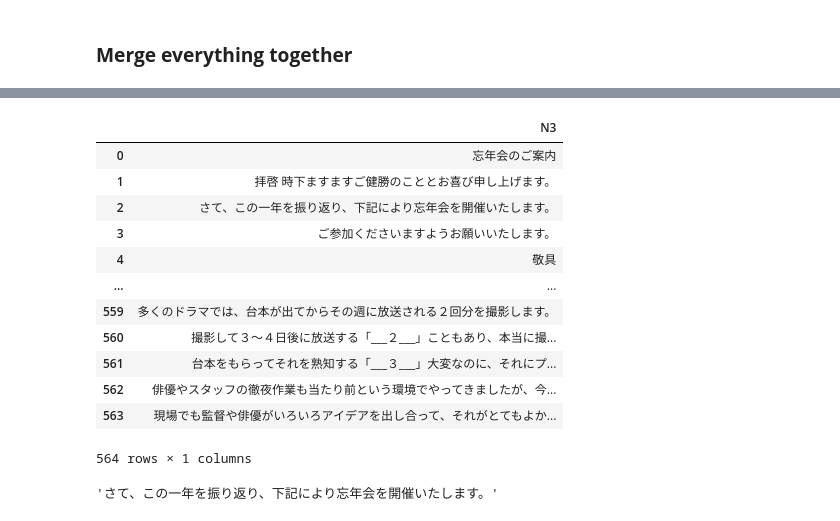
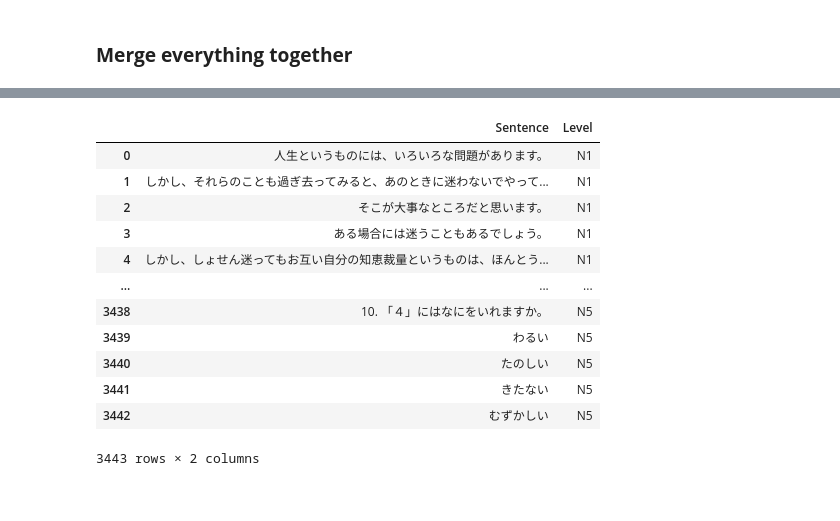
Before and after one commit to KaFaiFai/JLPT-Difficulty-Predictor, a Jupyter notebook: util/prepare_dataset.ipynb, the cells around one changed output, grey strips where cells are left out. Saved outputs shown, nothing was run; the diff lists cells and outputs as text; code cells hidden in the pictures.

Commit message:
+ scrape from home page, + to dataframe, + save data

```diff
--- a/util/prepare_dataset.ipynb
+++ b/util/prepare_dataset.ipynb
@@ -254,29 +265,3 @@ def exercise_data_to_dataframe(exercise_data):
     return df
 # %% [markdown]
 ### **Merge everything together**
-# %%
-request_time = 0
-extract_time = 0
-to_exercise_time = 0
-
-exercise_data = []
-for link in links_to_exercise:
-    start_time = timeit.default_timer()
-    soup = request_html(link)
-
-    ckpt1_time = timeit.default_timer()
-    sections = extract_reading_exercise(soup)
-
-    ckpt2_time = timeit.default_timer()
-    exercises = sections_to_exercises(sections)
-
-    end_time = timeit.default_timer()
-    exercise_data.append(exercises)
-
-    request_time += ckpt1_time - start_time
-    extract_time += end_time - ckpt1_time
-    to_exercise_time += end_time - ckpt2_time
-
-print(f"Time for request: {request_time:.2f}s")
-print(f"Time for extract: {extract_time:.2f}s")
-print(f"Time for to_exercise: {to_exercise_time:.2f}s")
@@ -308,0 +268,17 @@ exercise_data
+# %%
+home_html = request_html(WEBSITE)
+links_to_menu = extract_menu_urls(home_html)
+
+readings_data = {}
+for i, link in enumerate(links_to_menu):
+    menu_html = request_html(link)
+    links_to_test = extract_test_urls(menu_html)
+    level_data = []
+
+    for l in links_to_test:
+        test_html = request_html(l)
+        sections = extract_reading_exercise(test_html)
+        exercises = sections_to_exercises(sections)
+        level_data.append(exercises)
+
+    readings_data[f"N{i+1}"] = level_data
@@ -309,21 +305,17 @@ exercise_data
 # %%
-df = exercise_data_to_dataframe(exercise_data)
+df = reading_data_to_dataframe(readings_data)
 df
 # %% [output]
-|  | N3 |
-| 0 | 忘年会のご案内 |
-| 1 | 拝啓 時下ますますご健勝のこととお喜び申し上げます。 |
-| 2 | さて、この一年を振り返り、下記により忘年会を開催いたします。 |
-| 3 | ご参加くださいますようお願いいたします。 |
-| 4 | 敬具 |
-| ... | ... |
-| 559 | 多くのドラマでは、台本が出てからその週に放送される２回分を撮影します。 |
-| 560 | 撮影して３～４日後に放送する「___２___」こともあり、本当に撮... |
-| 561 | 台本をもらってそれを熟知する「___３___」大変なのに、それにプ... |
-| 562 | 俳優やスタッフの徹夜作業も当たり前という環境でやってきましたが、今... |
-| 563 | 現場でも監督や俳優がいろいろアイデアを出し合って、それがとてもよか... |
+|  | Sentence | Level |
+| 0 | 人生というものには、いろいろな問題があります。 | N1 |
+| 1 | しかし、それらのことも過ぎ去ってみると、あのときに迷わないでやって... | N1 |
+| 2 | そこが大事なところだと思います。 | N1 |
+| 3 | ある場合には迷うこともあるでしょう。 | N1 |
+| 4 | しかし、しょせん迷ってもお互い自分の知恵裁量というものは、ほんとう... | N1 |
+| ... | ... | ... |
+| 3438 | 10. 「４」にはなにをいれますか。 | N5 |
+| 3439 | わるい | N5 |
+| 3440 | たのしい | N5 |
+| 3441 | きたない | N5 |
+| 3442 | むずかしい | N5 |
-564 rows × 1 columns
+3443 rows × 2 columns
-# %%
-df["N3"][2]
-# %% [output]
-'さて、この一年を振り返り、下記により忘年会を開催いたします。'
```
Also changed, not shown: parts of 10 cells of this notebook, 1 other file.
